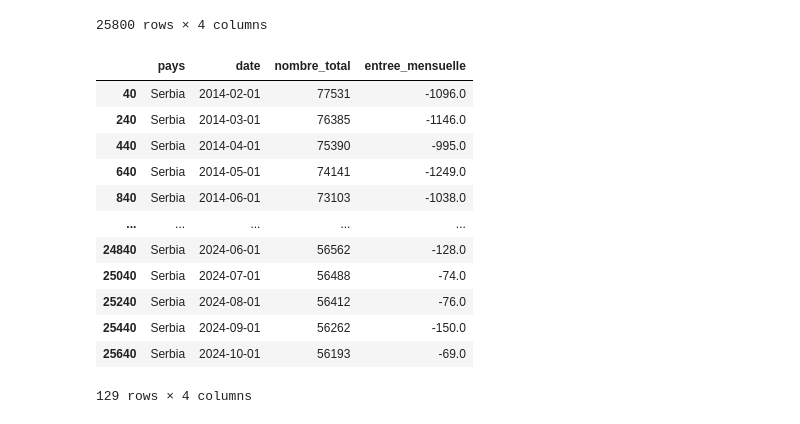
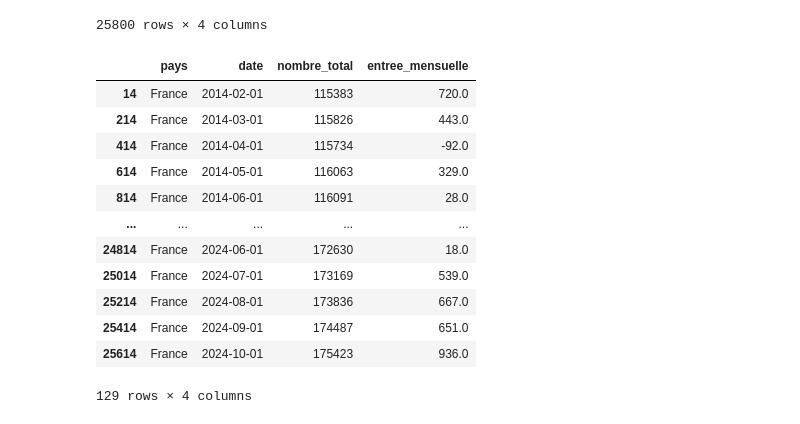
Before and after one commit to SuperMegaFort/TSM-AnSeqDa, a Jupyter notebook: LSTM.ipynb, the cells around one changed output. Cells and saved outputs as stored; diff of their text form; code cells hidden in the pictures.

```diff
--- a/LSTM.ipynb
+++ b/LSTM.ipynb
@@ -26,22 +28,22 @@ data
 | 25799 | Total Unknown Origin | 2024-10-01 | 2615 | 11.0 |
 25800 rows × 4 columns
 # %%
-pays = 'Serbia'
+pays = 'France'
 
 data['date'] = pd.to_datetime(data['date'])  # Conversion en datetime
 germany_data = data[data['pays'] == pays].sort_values(by='date')
 germany_data
 # %% [output]
 |  | pays | date | nombre_total | entree_mensuelle |
-| 40 | Serbia | 2014-02-01 | 77531 | -1096.0 |
-| 240 | Serbia | 2014-03-01 | 76385 | -1146.0 |
-| 440 | Serbia | 2014-04-01 | 75390 | -995.0 |
-| 640 | Serbia | 2014-05-01 | 74141 | -1249.0 |
-| 840 | Serbia | 2014-06-01 | 73103 | -1038.0 |
+| 14 | France | 2014-02-01 | 115383 | 720.0 |
+| 214 | France | 2014-03-01 | 115826 | 443.0 |
+| 414 | France | 2014-04-01 | 115734 | -92.0 |
+| 614 | France | 2014-05-01 | 116063 | 329.0 |
+| 814 | France | 2014-06-01 | 116091 | 28.0 |
 | ... | ... | ... | ... | ... |
-| 24840 | Serbia | 2024-06-01 | 56562 | -128.0 |
-| 25040 | Serbia | 2024-07-01 | 56488 | -74.0 |
-| 25240 | Serbia | 2024-08-01 | 56412 | -76.0 |
-| 25440 | Serbia | 2024-09-01 | 56262 | -150.0 |
-| 25640 | Serbia | 2024-10-01 | 56193 | -69.0 |
+| 24814 | France | 2024-06-01 | 172630 | 18.0 |
+| 25014 | France | 2024-07-01 | 173169 | 539.0 |
+| 25214 | France | 2024-08-01 | 173836 | 667.0 |
+| 25414 | France | 2024-09-01 | 174487 | 651.0 |
+| 25614 | France | 2024-10-01 | 175423 | 936.0 |
 129 rows × 4 columns
```
Also changed, not shown: parts of 7 cells of this notebook.
